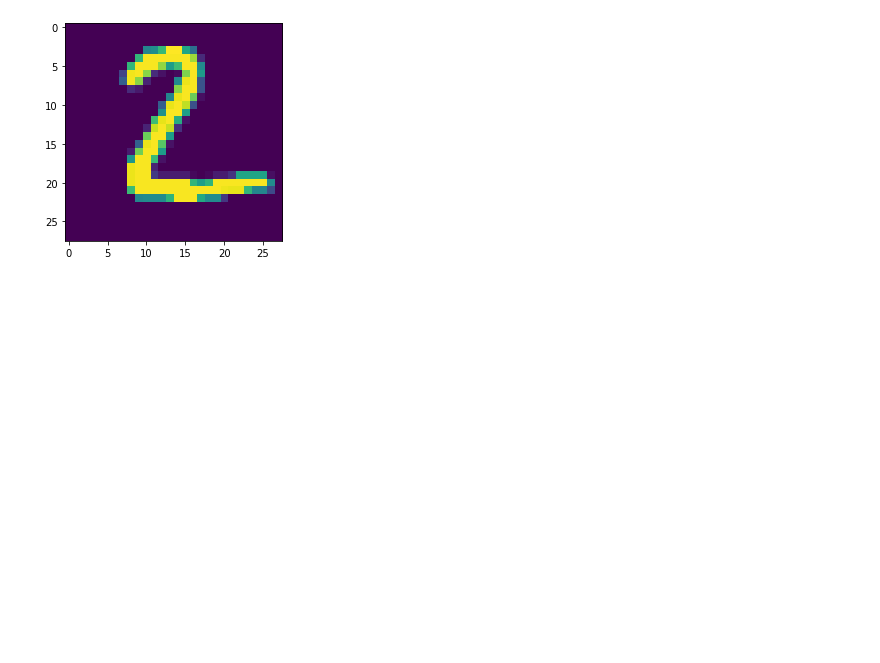
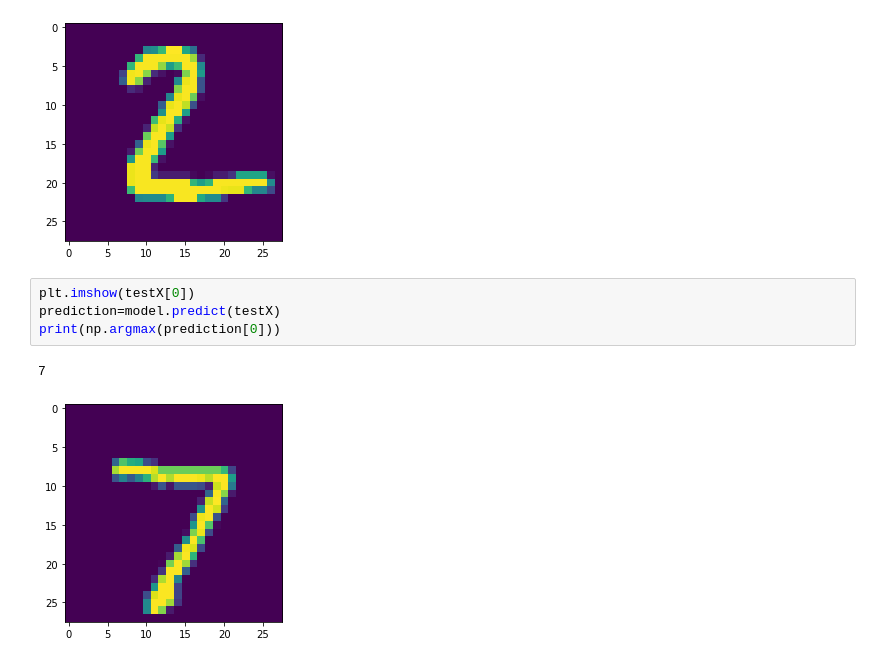
Before and after one commit to fmkim/MNIST, a Jupyter notebook: MNIST.ipynb, the cells around one changed output. Saved outputs shown, nothing was run; the diff lists cells and outputs as text; blank space fills up the shorter version.

```diff
--- a/MNIST.ipynb
+++ b/MNIST.ipynb
@@ -115,3 +134,10 @@ print(np.argmax(prediction[1]))
 # %% [output]
 2
 [figure]
+# %%
+plt.imshow(testX[0])
+prediction=model.predict(testX)
+print(np.argmax(prediction[0]))
+# %% [output]
+7
+[figure, added]
```
Also changed, not shown: parts of 3 cells of this notebook.
